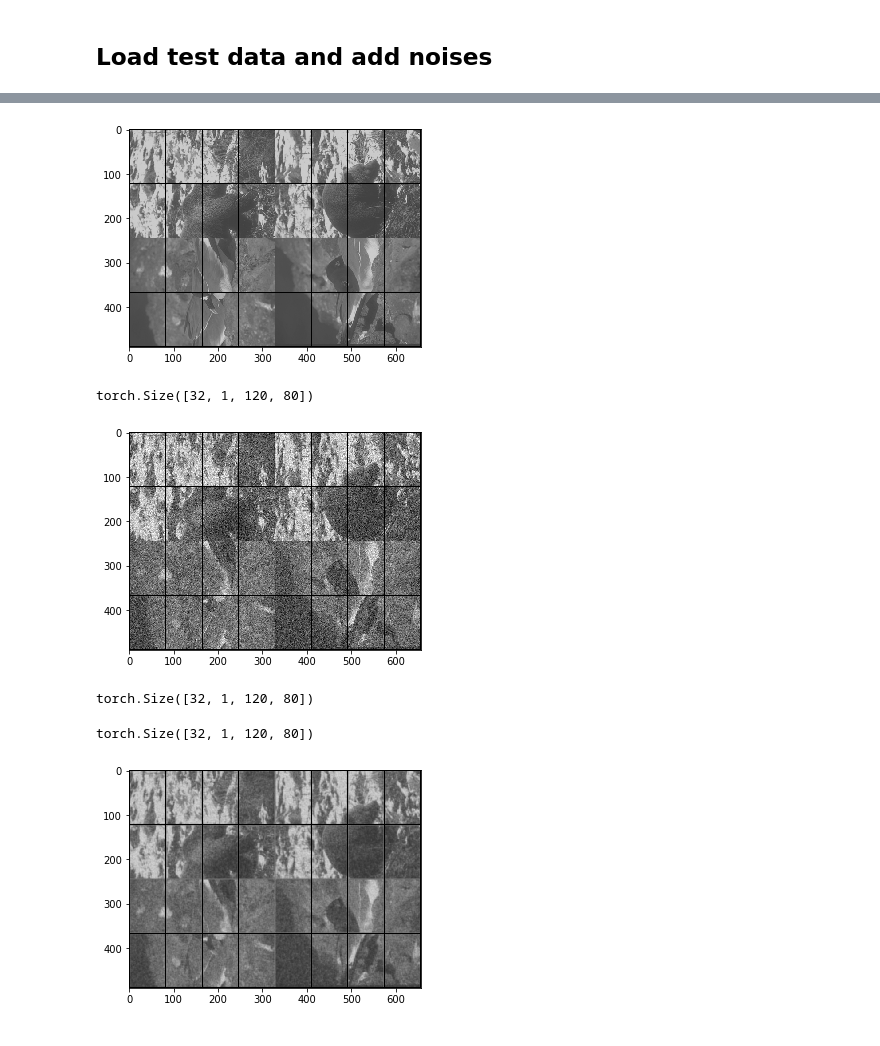
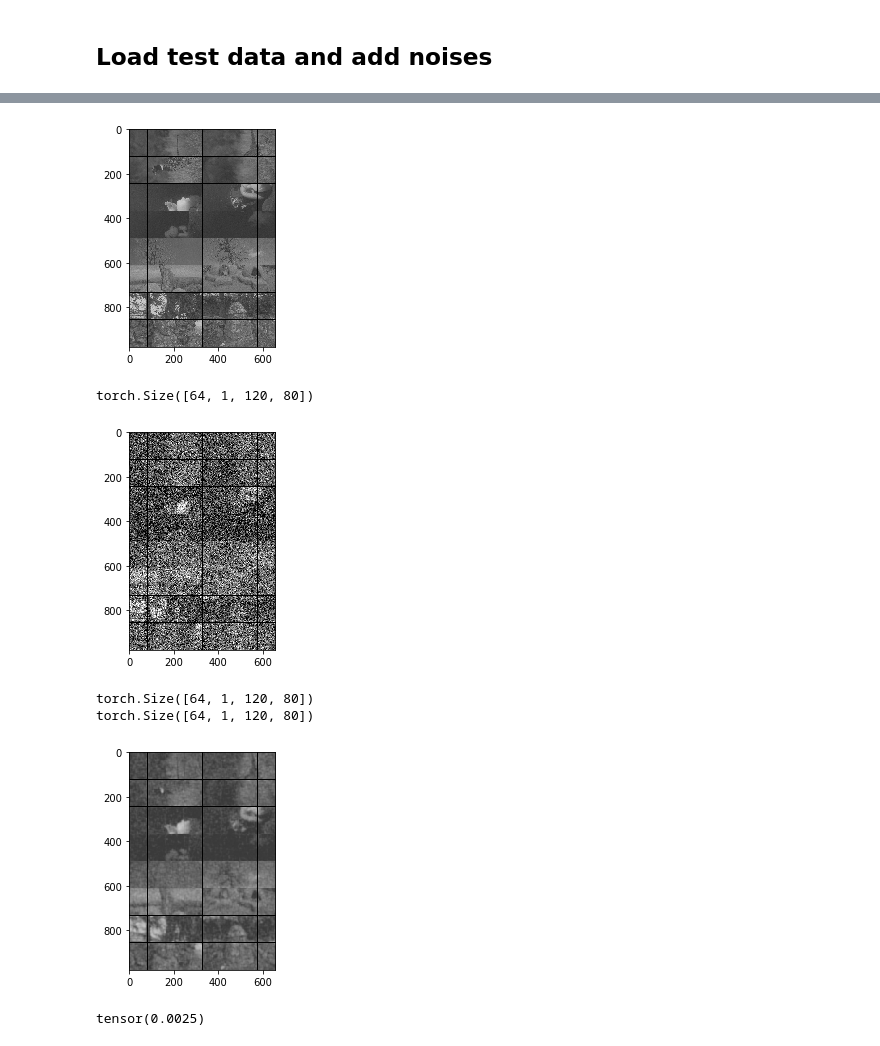
Before and after one commit to ddamddi/ml-project, a Jupyter notebook: Assignment#8/Assignment8.ipynb, the cells around one changed output, grey strips where cells are left out. Cells and saved outputs as stored; diff of their text form; code cells hidden in the pictures.

```diff
--- a/Assignment#8/Assignment8.ipynb
+++ b/Assignment#8/Assignment8.ipynb
@@ -92,9 +113 @@ class AutoEncoder(nn.Module):
         return x
-# %%
-def imshow(img):
-    npimg = img.numpy()
-    plt.imshow(np.transpose(npimg, (1, 2, 0)))
-    plt.show()
-
-trainiter = iter(trainloader)
-noiseiter = iter(noiseloader)
@@ -217,24 +216,40 @@ noiseiter = iter(noiseloader)
+# %%
+# for training
+testdata       = np.load('data/test.npy')
+testdataset    = numpyDataset(testdata, transform)
+
+noisetestdata       = activateNoises(testdata, 0.25)
+noisetestdataset    = numpyDataset(noisetestdata, transform)
+
+testloader     = DataLoader(testdataset, batch_size=64, shuffle=False, num_workers=0)
+noisetestloader     = DataLoader(noisetestdataset, batch_size=64, shuffle=False, num_workers=0)
+# %%
+testiter = iter(testloader)
+noiseiter = iter(noisetestloader)
 # %%
-original = trainiter.next()
+original = testiter.next()
 noises = noiseiter.next()
 # %%
 imshow(torchvision.utils.make_grid(original))
 print(original.shape)
 
 imshow(torchvision.utils.make_grid(noises))
 print(noises.shape)
+
+noises = noises.cuda()
+
+output = model(Variable(noises))
+print(output.shape)
+output = output.cpu().detach()
+imshow(torchvision.utils.make_grid(output))
+
+loss = objective(output, original)
+print(loss)
 # %% [output]
-[figure, old version]
+[figure, new version]
-torch.Size([32, 1, 120, 80])
+torch.Size([64, 1, 120, 80])
-[figure, old version]
+[figure, new version]
-torch.Size([32, 1, 120, 80])
+torch.Size([64, 1, 120, 80])
+torch.Size([64, 1, 120, 80])
+[figure, added]
+tensor(0.0025)
-# %%
-noises = noises.cuda()
-
-output = model(Variable(noises))
-print(output.shape)
-output = output.cpu().detach()
-imshow(torchvision.utils.make_grid(output))
-# %% [output]
-torch.Size([32, 1, 120, 80])
-[figure, removed]
```
Also changed, not shown: parts of 6 cells of this notebook.
